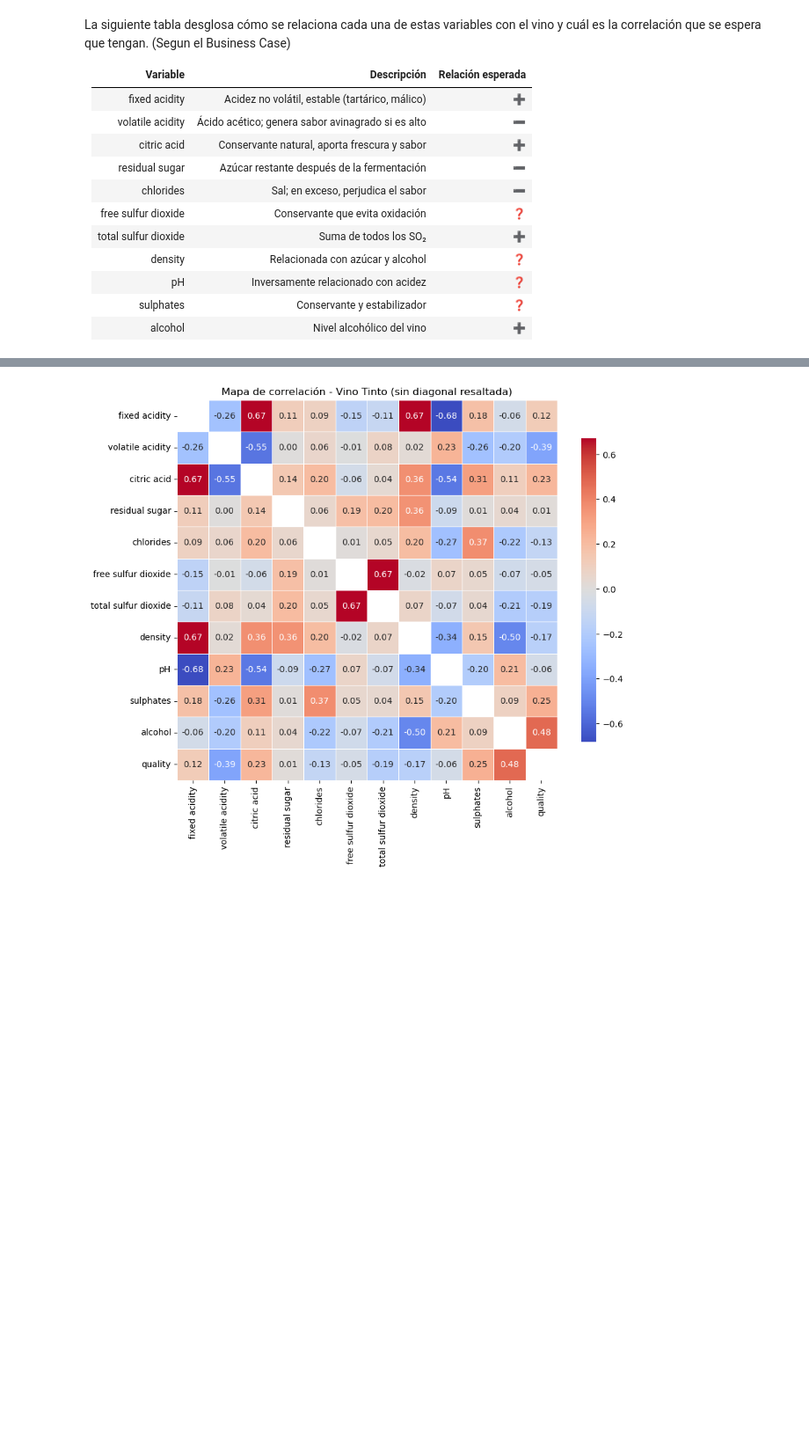
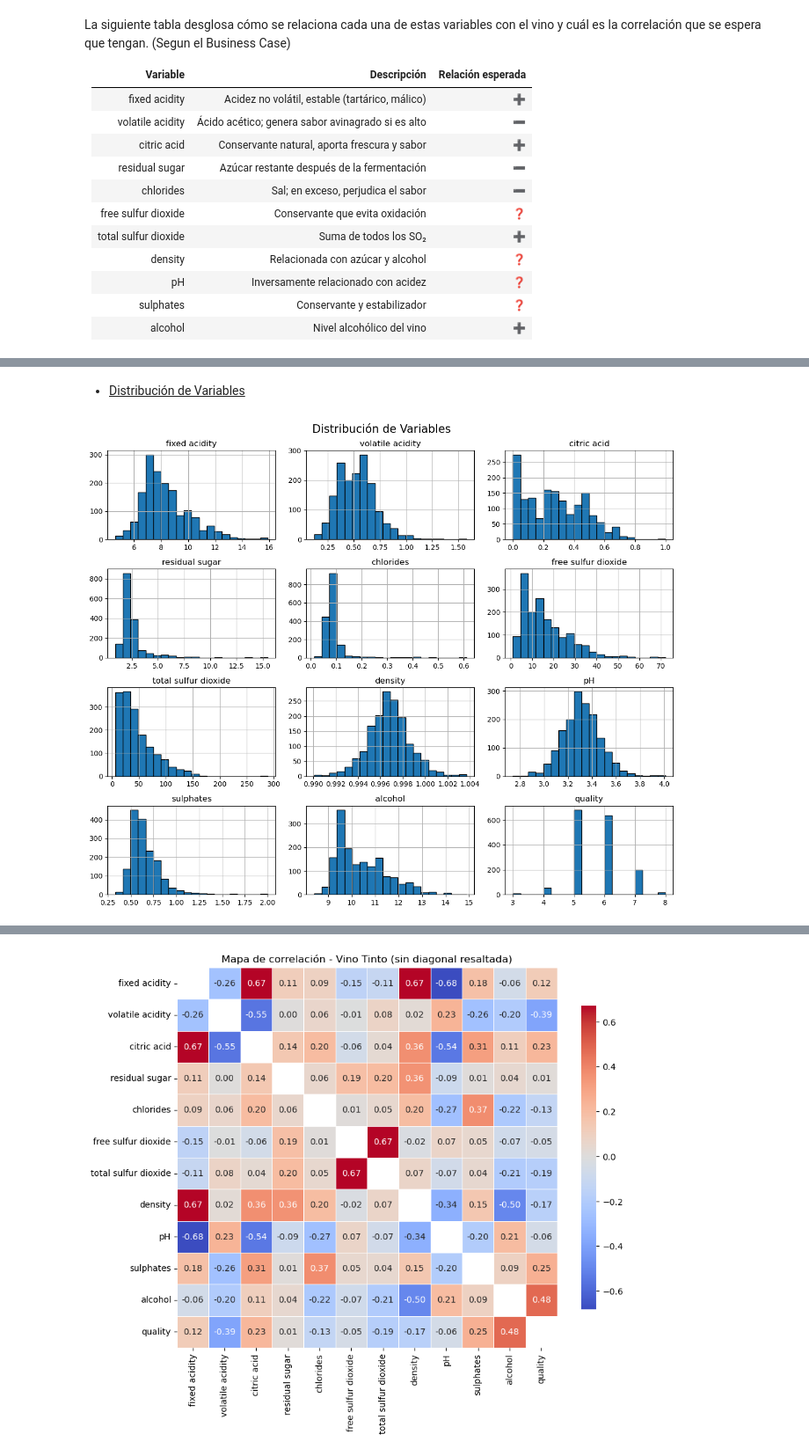
Before and after one commit to babuenop/machine-learning-basics, a Jupyter notebook: proyecto_final_BI/bc_wine_quality_and_prices.ipynb, the cells around one changed output, grey strips where cells are left out. Shown at 88% size. Saved outputs shown, nothing was run; the diff lists cells and outputs as text; code cells hidden in the pictures; blank space fills up the shorter version.

```diff
--- a/proyecto_final_BI/bc_wine_quality_and_prices.ipynb
+++ b/proyecto_final_BI/bc_wine_quality_and_prices.ipynb
@@ -91,0 +221,10 @@ La siguiente tabla desglosa cómo se relaciona cada una de estas variables con e
+# %% [markdown]
+- <u>Distribución de Variables</u>
+# %%
+# Histograma de cada variable
+df.hist(bins=20, figsize=(12, 10), edgecolor='black')
+plt.suptitle('Distribución de Variables', fontsize=16)
+plt.tight_layout()
+plt.show()
+# %% [output]
+[figure, added]
```
Also changed, not shown: parts of 48 cells of this notebook, 14 other files.
